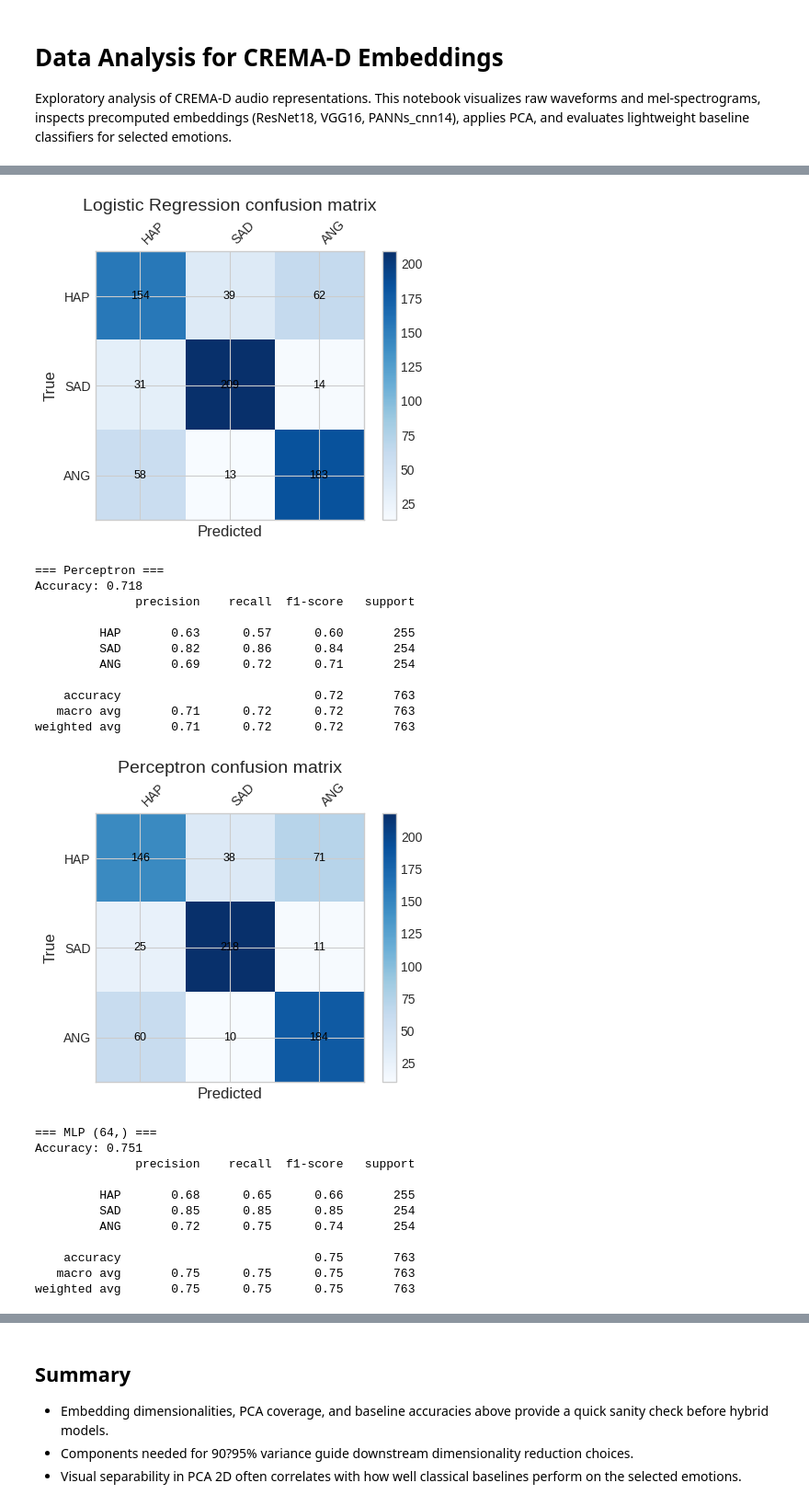
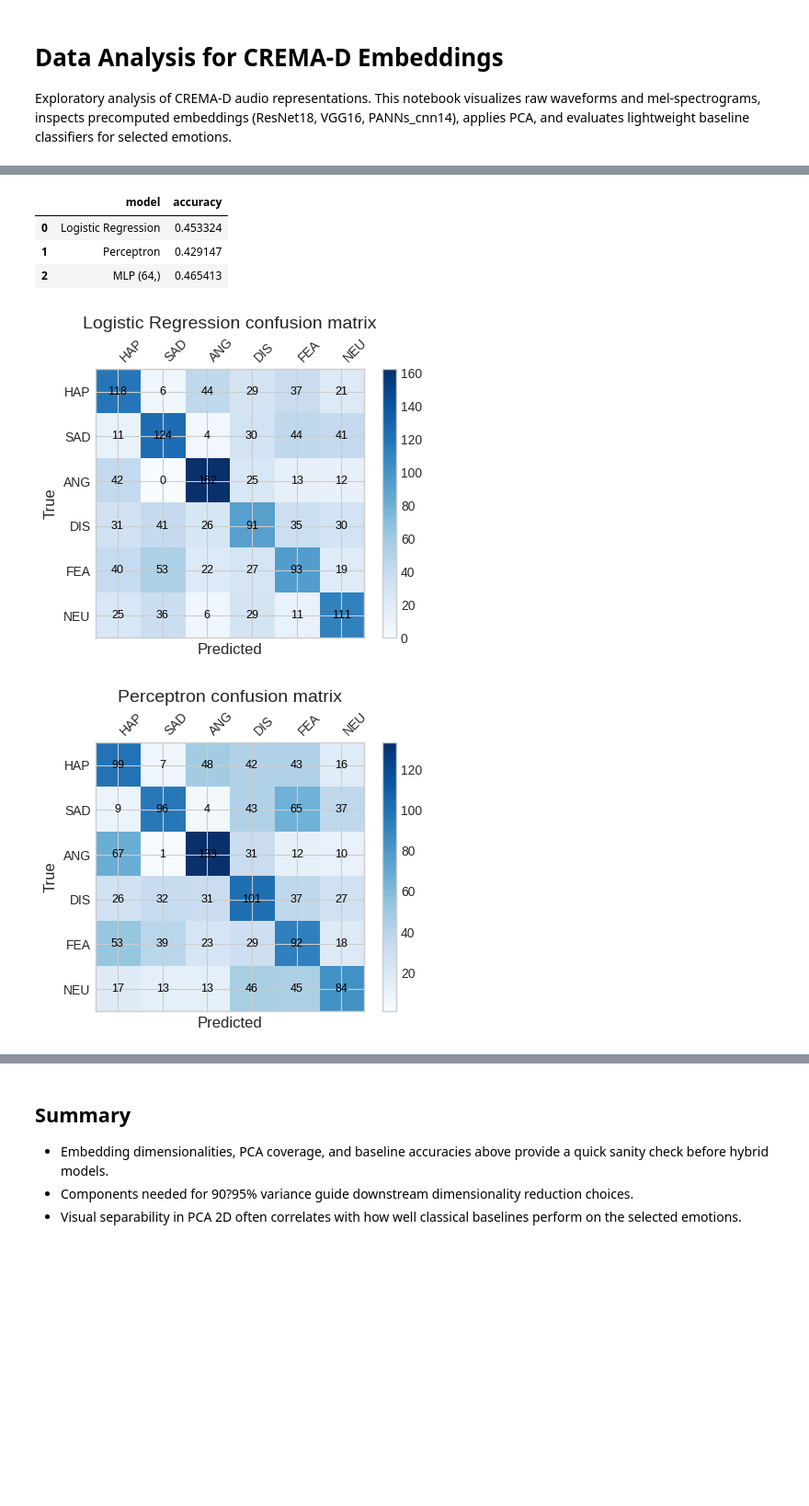
Before and after one commit to lburdman/qnn-transfer-learning, a Jupyter notebook: data_analysis.ipynb, the cells around one changed output, grey strips where cells are left out. Shown at 92% size. Saved outputs shown, nothing was run; the diff lists cells and outputs as text; code cells hidden in the pictures; blank space fills up the shorter version.

```diff
--- a/data_analysis.ipynb
+++ b/data_analysis.ipynb
@@ -59,7 +72,6 @@ AUDIO_DIR = DATA_ROOT / 'AudioWAV'
 SPLITS_DIR = DATA_ROOT / 'splits'
 SPEC_DIR = DATA_ROOT / 'Spectrograms'
 EMB_ROOT = DATA_ROOT / 'Embeddings'
-PANN_DIR = EMB_ROOT / 'PANNs_Cnn14'
 MFCC_DIR = DATA_ROOT / 'MFCC'
 
 TARGET_SR = 22050
@@ -67,12 +79,12 @@ N_FFT = 2048
 HOP_LENGTH = 512
 N_MELS = 128
 
-SELECTED_CLASSES = ['HAP', 'SAD', 'ANG']
-SPLITS_TO_USE = ('train',)  # you can add 'val', 'test' if needed
+SELECTED_CLASSES = ['HAP', 'SAD', 'ANG', 'DIS', 'FEA', 'NEU'] # ['HAP', 'SAD', 'ANG', 'DIS', 'FEA', 'NEU']
+SPLITS_TO_USE = ('val',)  # you can add 'val', 'test' if needed
 EMBEDDING_PATHS = {
     'resnet18': EMB_ROOT / 'ResNet18',
     'vgg16': EMB_ROOT / 'VGG16',
-    'panns_cnn14': PANN_DIR,
+    'panns_cnn14': EMB_ROOT / 'PANNs_Cnn14',
 }
 EMBEDDING_TYPES = list(EMBEDDING_PATHS.keys())
 PCA_COMPONENTS_MAX = 50
@@ -90,13 +102,13 @@ from src.visualize_melspec import plot_waveform, plot_melspectrogram, plot_examp
 # Waveform and mel-spectrogram helpers are imported from src.visualize_melspec.
 # %%
 # Sample examples per class for waveform and mel views
-meta_df = load_metadata()
+meta_df = load_metadata(selected_classes=SELECTED_CLASSES, splits_dir=SPLITS_DIR, audio_dir=AUDIO_DIR)
 examples = []
 for cls in SELECTED_CLASSES:
     cls_df = meta_df[meta_df['label'] == cls]
     if cls_df.empty:
         continue
-    n_show = min(2, len(cls_df))
+    n_show = min(1, len(cls_df))
     sampled = cls_df.sample(n=n_show, random_state=SEED)
     examples.append(sampled)
 
@@ -118,7 +130,7 @@ embedding_store = {}
 
 for emb_type in EMBEDDING_TYPES:
     print(f'\n=== {emb_type} ===')
-    X, y, meta = load_embeddings(emb_type, splits=SPLITS_TO_USE)
+    X, y, meta = load_embeddings(emb_type, embedding_paths=EMBEDDING_PATHS, splits=SPLITS_TO_USE, selected_classes=SELECTED_CLASSES)
     embedding_store[emb_type] = {'X': X, 'y': y, 'meta': meta}
 
     print(f'Samples: {len(X)} | Embedding dimension: {X.shape[1]}')
@@ -133,7 +145,7 @@ for emb_type in EMBEDDING_TYPES:
         if mask.any():
             ax.hist(norms[mask], bins=20, alpha=0.5, label=cls)
 
-    ax.set_title(f'Embedding norm distribution â€“ {emb_type}')
+    ax.set_title(f'Embedding norm distribution {emb_type}')
     ax.set_xlabel('L2 norm')
     ax.set_ylabel('Count')
     ax.legend()
@@ -144,7 +156,7 @@ for emb_type in EMBEDDING_TYPES:
     dim_index = min(4, X.shape[1] - 1)
     fig, ax = plt.subplots(figsize=(8, 4))
     ax.hist(X[:, dim_index], bins=30, alpha=0.75)
-    ax.set_title(f'Example dimension {dim_index} histogram â€“ {emb_type}')
+    ax.set_title(f'Example dimension {dim_index} histogram {emb_type}')
     ax.set_xlabel('Value')
     ax.set_ylabel('Count')
     ax.grid(True, linestyle='--', alpha=0.3)
@@ -347,8 +546,8 @@ else:
 baseline_results = {}
 for emb_type in EMBEDDING_TYPES:
     print(f'>>> Baselines for {emb_type}')
-    X_train, y_train, _ = load_embeddings(emb_type, splits=['train'])
-    X_test, y_test, _ = load_embeddings(emb_type, splits=['test'])
+    X_train, y_train, _ = load_embeddings(emb_type, splits=['train'], embedding_paths=EMBEDDING_PATHS, selected_classes=SELECTED_CLASSES)
+    X_test, y_test, _ = load_embeddings(emb_type, splits=['test'], embedding_paths=EMBEDDING_PATHS, selected_classes=SELECTED_CLASSES)
     results_df = run_baseline_classifiers(X_train, y_train, X_test, y_test, SELECTED_CLASSES)
     baseline_results[emb_type] = results_df
     display(results_df)
@@ -370,24 +633,6 @@ weighted avg       0.71      0.72      0.71       763
+|  | model | accuracy |
+| 0 | Logistic Regression | 0.453324 |
+| 1 | Perceptron | 0.429147 |
+| 2 | MLP (64,) | 0.465413 |
-[figure, old version]
+[figure, new version]
-=== Perceptron ===
-Accuracy: 0.718
-              precision    recall  f1-score   support
-
-         HAP       0.63      0.57      0.60       255
-         SAD       0.82      0.86      0.84       254
-         ANG       0.69      0.72      0.71       254
-
-    accuracy                           0.72       763
-   macro avg       0.71      0.72      0.72       763
-weighted avg       0.71      0.72      0.72       763
-[figure, old version]
+[figure, new version]
-=== MLP (64,) ===
-Accuracy: 0.751
-              precision    recall  f1-score   support
-
-         HAP       0.68      0.65      0.66       255
-         SAD       0.85      0.85      0.85       254
-         ANG       0.72      0.75      0.74       254
-
-    accuracy                           0.75       763
-   macro avg       0.75      0.75      0.75       763
-weighted avg       0.75      0.75      0.75       763
```
Also changed, not shown: parts of 10 cells of this notebook, 1 other file.
